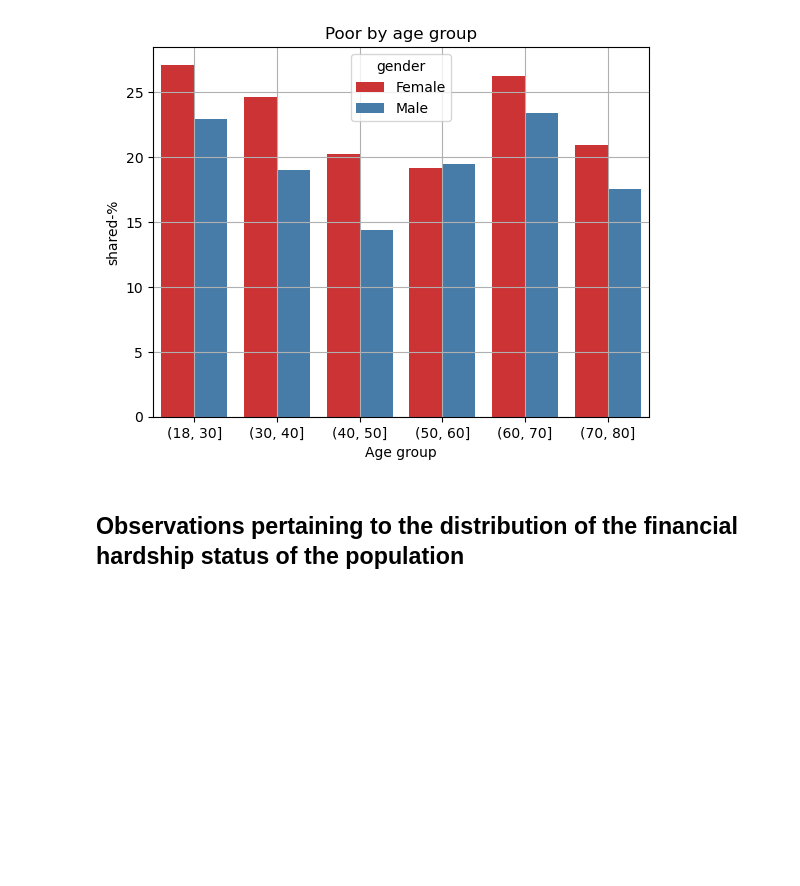
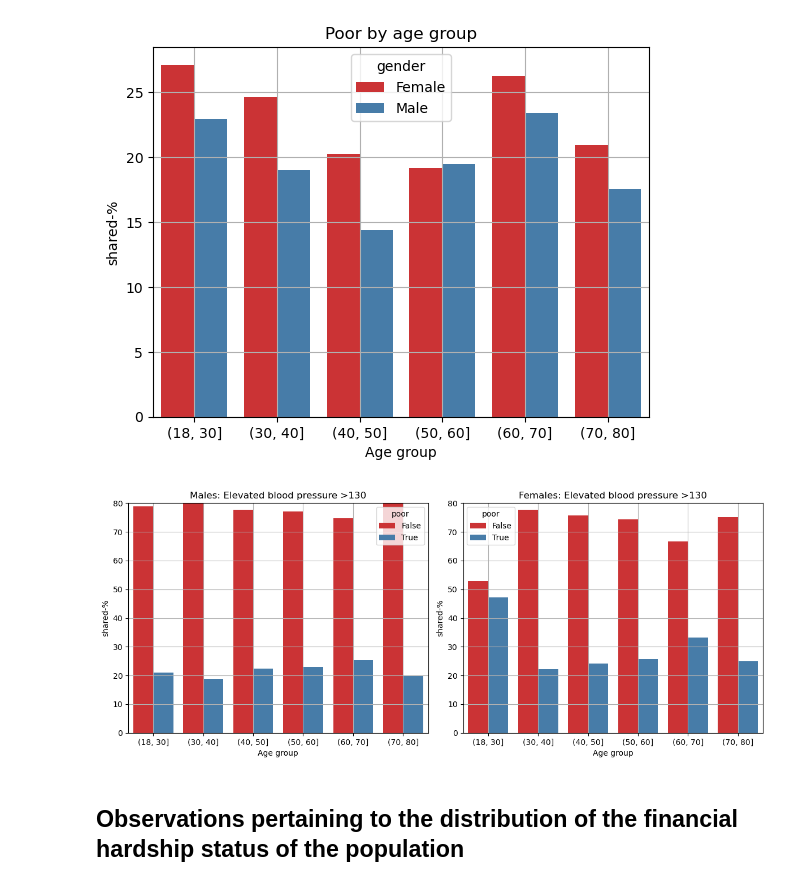
Before and after one commit to jahokas/statistics, a Jupyter notebook: nhanes_study.ipynb, the cells around one changed output. Cells and saved outputs as stored; diff of their text form; code cells hidden in the pictures; blank space fills up the shorter version.

Commit message:
Poverty added

```diff
--- a/nhanes_study.ipynb
+++ b/nhanes_study.ipynb
@@ -363,0 +386,8 @@ da["poor"] = np.where(poverty, True, False)
+# %%
+# x = da.groupby(['agegrp', 'gender', 'smoker'], observed=True)['agegrp'].count()
+yp = da.loc[:, ['SEQN','gender', 'elevated_bloodpr', 'poor', 'agegrp']].groupby(['agegrp', 'gender', 'elevated_bloodpr', 'poor'], observed=True)['agegrp'].count()
+yp = yp.groupby(level=[0, 1, 2], observed=True).transform(lambda g: (g / g.sum() * 100).round(1))
+print("Financial Hardship (Economic Status): Measured by the ratio of family income to poverty. Threshold: < 1.0.")
+# x = x.reset_index(name='shared-%').query('smoker == True')
+yp = yp.reset_index(name='shared-%')
+# xp.head(10)
@@ -376,6 +432,27 @@ plt.xlabel('Age group')
 plt.grid(True)
 # %% [output]
 [figure]
+# %%
+fig, axes = plt.subplots(1, 2, figsize=(12, 5))
+
+# Plot for smokers
+sns.barplot(data=yp.query('elevated_bloodpr == True & gender == "Male"'), x="agegrp", y="shared-%", hue="poor", palette="Set1", ax=axes[0])
+axes[0].set_title("Males: Elevated blood pressure >130")
+axes[0].set_xlabel('Age group')
+axes[0].set_ylim(0, 80)
+axes[0].grid(True)
+
+# Plot for non-smokers
+sns.barplot(data=yp.query('elevated_bloodpr == True & gender == "Female"'), x="agegrp", y="shared-%", hue="poor", palette="Set1", ax=axes[1])
+axes[1].set_title("Females: Elevated blood pressure >130")
+axes[1].set_xlabel('Age group')
+axes[1].set_ylim(0, 80)
+axes[1].grid(True)
+
+plt.tight_layout()
+plt.show()
+# %% [output]
+[figure, added]
 # %% [markdown]
 ## Observations pertaining to the distribution of the financial hardship status of the population
 # %%
```
Also changed, not shown: parts of 12 cells of this notebook.
